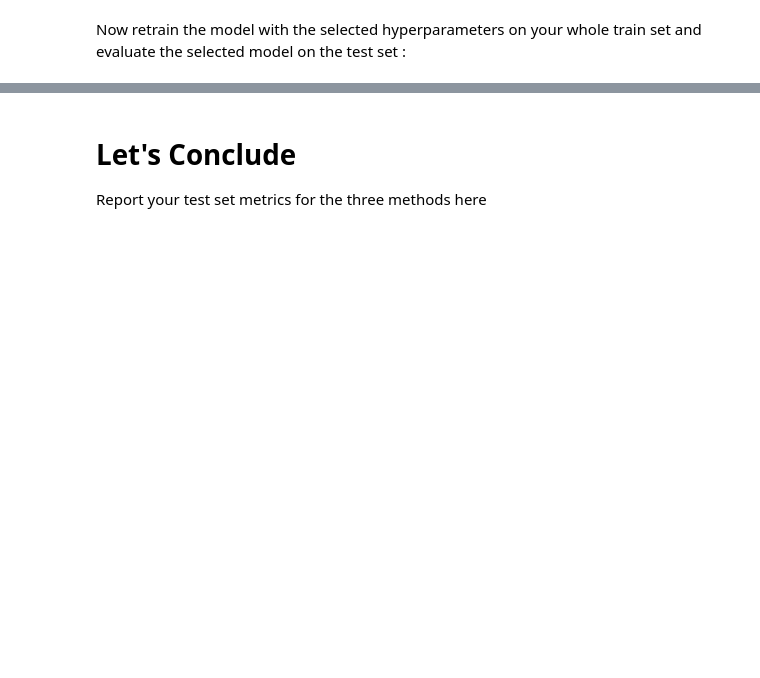
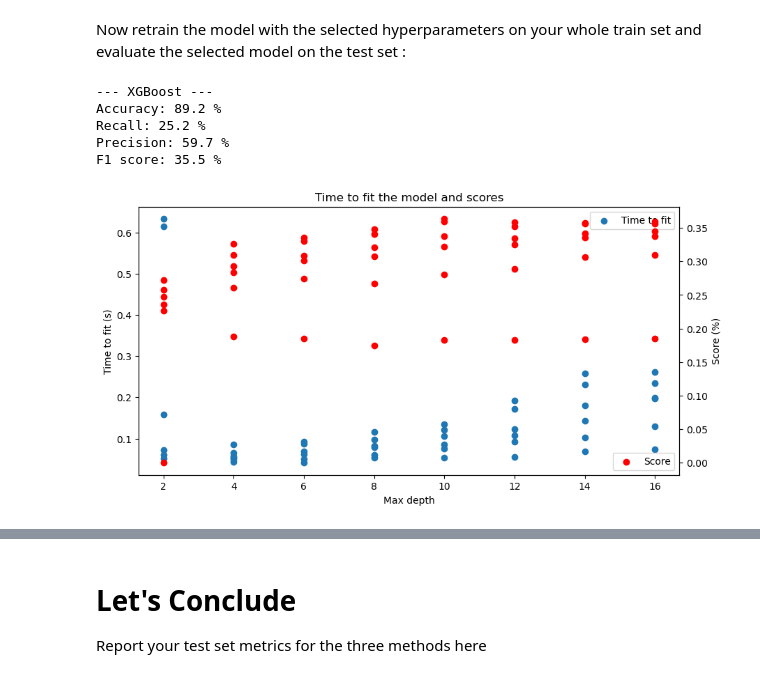
Before and after one commit to ThibaultLaunois/CampNum-12_ML2_Classification_and_Clustering, a Jupyter notebook: ML2.2_ensemble_methods_intro/notebooks/EnsembleLearning_v2.ipynb, the cells around one changed output, grey strips where cells are left out. Saved outputs shown, nothing was run; the diff lists cells and outputs as text; code cells hidden in the pictures; blank space fills up the shorter version.

```diff
--- a/ML2.2_ensemble_methods_intro/notebooks/EnsembleLearning_v2.ipynb
+++ b/ML2.2_ensemble_methods_intro/notebooks/EnsembleLearning_v2.ipynb
@@ -870,0 +845,20 @@ Let's build a new model than before with a grid search on the `n_estimators` and
+# %%
+# model building and grid search
+xgboost=Pipeline([
+    ('preprocessor',preprocessor),
+    ('feature_select',RFE(
+        RandomForestClassifier(max_depth=13, random_state=42, class_weight='balanced', n_estimators=100, n_jobs=-2),
+        n_features_to_select= 9
+    )),
+    ('grid_search',GridSearchCV(
+        xgb.XGBClassifier(objective='binary:logistic', n_jobs=-2),
+        param_grid={
+            'n_estimators':[2,5,8,10,15,20],
+            'max_depth':[2,4,6,8,10,12,14,16]
+        },
+        scoring='f1',
+        n_jobs=-2
+    ))
+])
+# %%
+xgboost.fit(X_train, y_train)
@@ -876,0 +885,40 @@ Now retrain the model with the selected hyperparameters on your whole train set
+# %%
+#Grid Search already retained the model on the best hyperparameters
+# Test metrics
+y_test_pred=xgboost.predict(X_test)
+print_scores("XGBoost",y_test, y_test_pred)
+# %% [output]
+--- XGBoost ---
+Accuracy: 89.2 %
+Recall: 25.2 %
+Precision: 59.7 %
+F1 score: 35.5 %
+# %%
+# performance curves
+results=xgboost['grid_search'].cv_results_
+
+fig,ax1=plt.subplots()
+ax1.scatter(
+    results['param_max_depth'],
+    results['mean_fit_time'],
+    label='Time to fit'
+)
+ax1.set_ylabel("Time to fit (s)")
+
+ax2=ax1.twinx()
+ax2.scatter(
+    results['param_max_depth'],
+    results['mean_test_score'],
+    label='Score',
+    c='r'
+)
+ax2.set_ylabel("Score (%)")
+rcParams['figure.figsize'] = 8,5
+
+ax1.set_title("Time to fit the model and scores")
+ax1.set_xlabel("Max depth")
+ax2.legend(loc="lower right")
+ax1.legend()
+plt.show()
+# %% [output]
+[figure, added]
```
Also changed, not shown: parts of 29 cells of this notebook.
